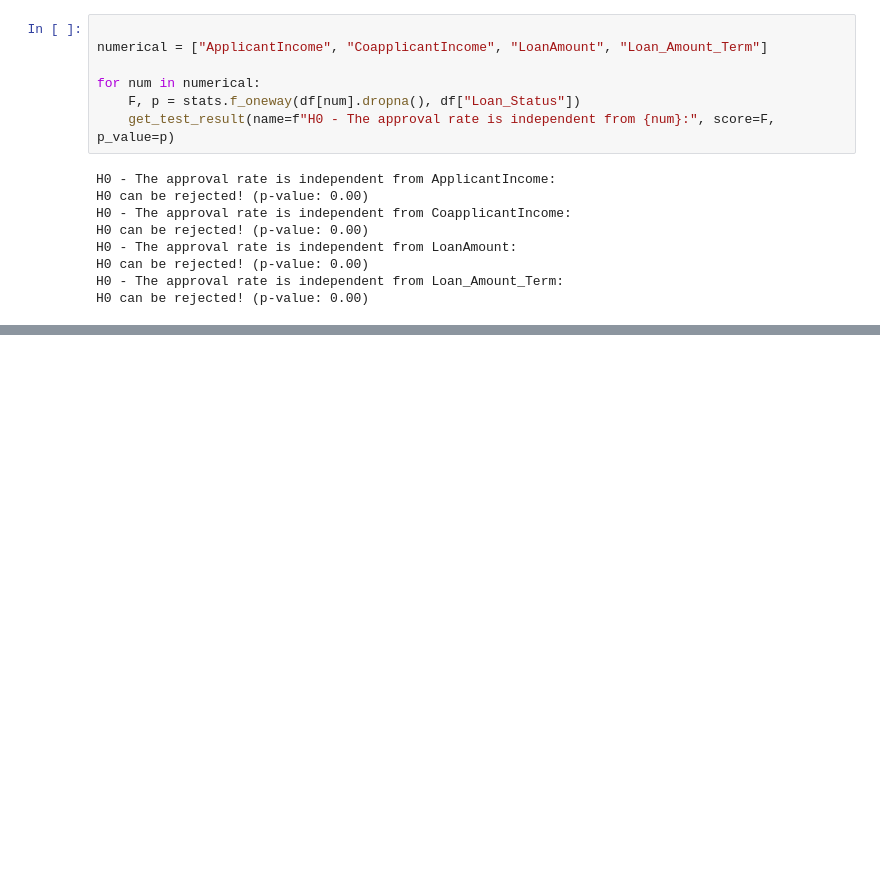
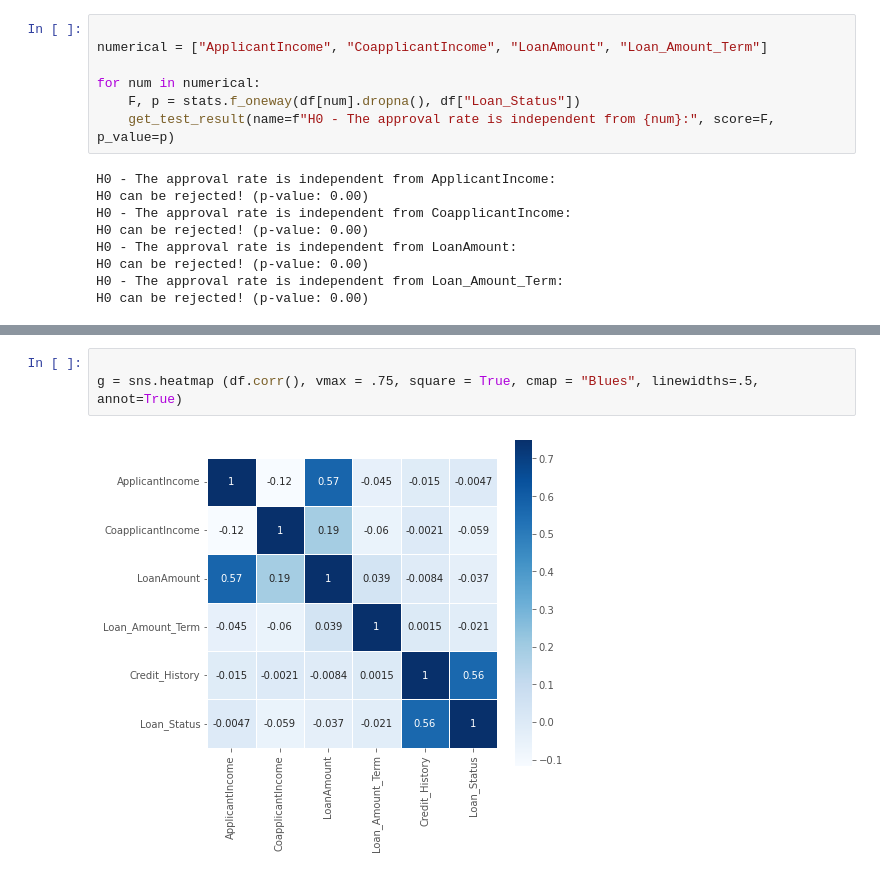
Before and after one commit to maikereis/loan, a Jupyter notebook: loan.ipynb, the cells around one changed output, grey strips where cells are left out. Drawn from its saved outputs; the diff is of its cells as text; blank space fills up the shorter version.

```diff
--- a/loan.ipynb
+++ b/loan.ipynb
@@ -324,0 +331,5 @@ H0 can be rejected! (p-value: 0.00)
+# %%
+
+g = sns.heatmap (df.corr(), vmax = .75, square = True, cmap = "Blues", linewidths=.5, annot=True)
+# %% [output]
+[figure, added]
```
Also changed, not shown: parts of 1 cell of this notebook.
